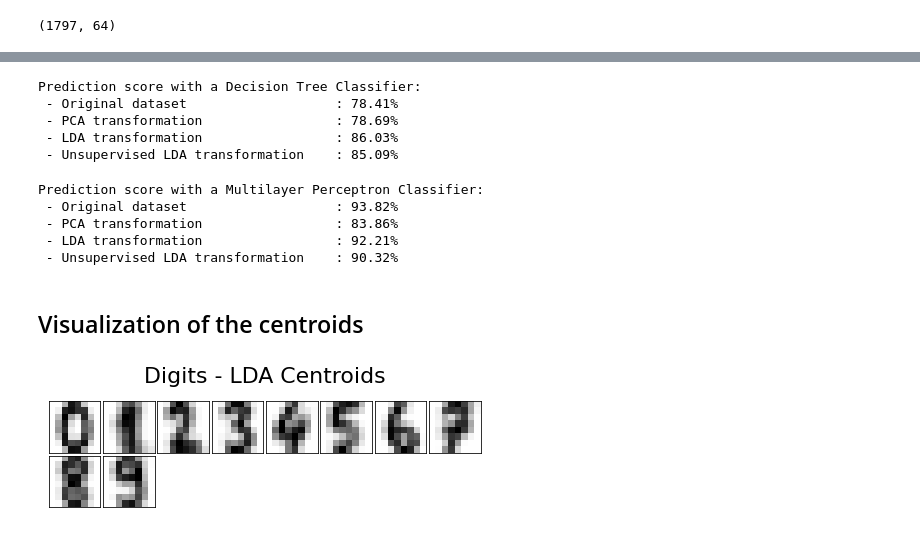
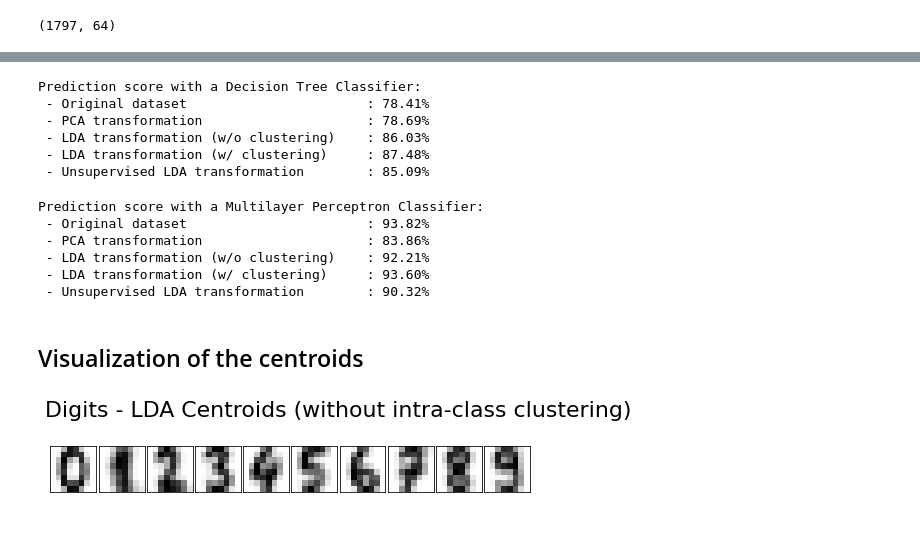
Before and after one commit to RECHE23/LinearDiscriminantAnalysis, a Jupyter notebook: Linear Discriminant Analysis - Demonstration (with dimensionality reduction).ipynb, the cells around one changed output, grey strips where cells are left out. Cells and saved outputs as stored; diff of their text form; code cells hidden in the pictures.

Commit message:
Intra-class clustering.

```diff
--- a/Linear Discriminant Analysis - Demonstration (with dimensionality reduction).ipynb
+++ b/Linear Discriminant Analysis - Demonstration (with dimensionality reduction).ipynb
@@ -4,33 +25,14 @@
 # %%
-import warnings
-import numpy as np
-import pandas as pd
-import seaborn as sns
-import matplotlib.pyplot as plt
-from sklearn.datasets import load_digits
-from sklearn.decomposition import PCA
-from sklearn.naive_bayes import GaussianNB
-from sklearn.tree import DecisionTreeClassifier
-from sklearn.neural_network import MLPClassifier
-from sklearn.model_selection import cross_val_score
-from LinearDiscriminantAnalysis import LinearDiscriminantAnalysis
-
-# Configuration:
-np.set_printoptions(precision=4, suppress=True)
-warnings.filterwarnings("ignore", category=UserWarning)
-
-# Dataset:
-digits = load_digits(as_frame=True)
-digits.frame['target'] = digits.target
-
 # Function for displaying part of the dataset:
 def print_digits(X, y=None, title=None):
-    fig = plt.figure(figsize=(6, 6))
+    fig = plt.figure(figsize=(8, 8))
     fig.subplots_adjust(left=0, right=1, bottom=0, top=1, hspace=0.05, wspace=0.05)
 
-    for i in range(min(X.shape[0], 64)):
-        ax = fig.add_subplot(8, 8, i + 1, xticks=[], yticks=[])
-        ax.imshow(X.reshape(-1, 8, 8)[i], cmap=plt.cm.binary, interpolation='nearest')
+    n_samples = X.shape[0]
+    images = X.reshape(-1, 8, 8)
+    for i in range(min(n_samples, 12 * 12)):
+        ax = fig.add_subplot(12, 12, i + 1, xticks=[], yticks=[])
+        ax.imshow(images[i], cmap=plt.cm.binary, interpolation='nearest')
         if y is not None:
             ax.text(0, 7, str(y[i]))
 
@@ -74,7 +76,7 @@ X_pca_inv.shape
 This is the pairplot of the first 8 dimensions of the Digits dataset from Sci-Kit Learn after applying LDA.
 # %%
 lda = LinearDiscriminantAnalysis(random_state=42, n_components=n_dimensions)
-X_lda = lda.fit_transform(X, y, verbose=True)
+X_lda = lda.fit_transform(X, y, class_clustering=False, verbose=True)
 
 X_lda.shape
 # %% [output]
@@ -191,39 +243,45 @@ dtc = DecisionTreeClassifier(max_depth=9, random_state=42)
 res_original = np.mean(cross_val_score(dtc, X, y, cv=5, scoring='accuracy'))
 res_pca = np.mean(cross_val_score(dtc, X_pca, y, cv=5, scoring='accuracy'))
 res_lda = np.mean(cross_val_score(dtc, X_lda, y, cv=5, scoring='accuracy'))
+res_ldacc = np.mean(cross_val_score(dtc, X_ldacc, y, cv=5, scoring='accuracy'))
 res_ulda = np.mean(cross_val_score(dtc, X_ulda, y, cv=5, scoring='accuracy'))
 print(f"Prediction score with a Decision Tree Classifier:\n"
-      f" - Original dataset                   : {res_original:.2%}\n"
-      f" - PCA transformation                 : {res_pca:.2%}\n"
-      f" - LDA transformation                 : {res_lda:.2%}\n"
-      f" - Unsupervised LDA transformation    : {res_ulda:.2%}\n")
+      f" - Original dataset                       : {res_original:.2%}\n"
+      f" - PCA transformation                     : {res_pca:.2%}\n"
+      f" - LDA transformation (w/o clustering)    : {res_lda:.2%}\n"
+      f" - LDA transformation (w/ clustering)     : {res_ldacc:.2%}\n"
+      f" - Unsupervised LDA transformation        : {res_ulda:.2%}\n")
 # %% [output]
 Prediction score with a Decision Tree Classifier:
- - Original dataset                   : 78.41%
- - PCA transformation                 : 78.69%
- - LDA transformation                 : 86.03%
- - Unsupervised LDA transformation    : 85.09%
+ - Original dataset                       : 78.41%
+ - PCA transformation                     : 78.69%
+ - LDA transformation (w/o clustering)    : 86.03%
+ - LDA transformation (w/ clustering)     : 87.48%
+ - Unsupervised LDA transformation        : 85.09%
 # %%
 mlp = MLPClassifier(hidden_layer_sizes=(64, 32, 16), activation='tanh', max_iter=250, alpha=0.01, solver='sgd',
                     verbose=False, random_state=42, learning_rate_init=.01)
 res_original = np.mean(cross_val_score(mlp, X, y, cv=5, scoring='accuracy'))
 res_pca = np.mean(cross_val_score(mlp, X_pca, y, cv=5, scoring='accuracy'))
 res_lda = np.mean(cross_val_score(mlp, X_lda, y, cv=5, scoring='accuracy'))
+res_ldacc = np.mean(cross_val_score(mlp, X_ldacc, y, cv=5, scoring='accuracy'))
 res_ulda = np.mean(cross_val_score(mlp, X_ulda, y, cv=5, scoring='accuracy'))
 print(f"Prediction score with a Multilayer Perceptron Classifier:\n"
-      f" - Original dataset                   : {res_original:.2%}\n"
-      f" - PCA transformation                 : {res_pca:.2%}\n"
-      f" - LDA transformation                 : {res_lda:.2%}\n"
-      f" - Unsupervised LDA transformation    : {res_ulda:.2%}\n")
+      f" - Original dataset                       : {res_original:.2%}\n"
+      f" - PCA transformation                     : {res_pca:.2%}\n"
+      f" - LDA transformation (w/o clustering)    : {res_lda:.2%}\n"
+      f" - LDA transformation (w/ clustering)     : {res_ldacc:.2%}\n"
+      f" - Unsupervised LDA transformation        : {res_ulda:.2%}\n")
 # %% [output]
 Prediction score with a Multilayer Perceptron Classifier:
- - Original dataset                   : 93.82%
- - PCA transformation                 : 83.86%
- - LDA transformation                 : 92.21%
- - Unsupervised LDA transformation    : 90.32%
+ - Original dataset                       : 93.82%
+ - PCA transformation                     : 83.86%
+ - LDA transformation (w/o clustering)    : 92.21%
+ - LDA transformation (w/ clustering)     : 93.60%
+ - Unsupervised LDA transformation        : 90.32%
 # %% [markdown]
 ## Visualization of the centroids
 # %%
-print_digits(lda.mu_c_, title="Digits - LDA Centroids")
+print_digits(lda.mu_c_, title="Digits - LDA Centroids (without intra-class clustering)")
 # %% [output]
-[figure, old version]
+[figure, new version]
```
Also changed, not shown: parts of 22 cells of this notebook, 1 other file.
